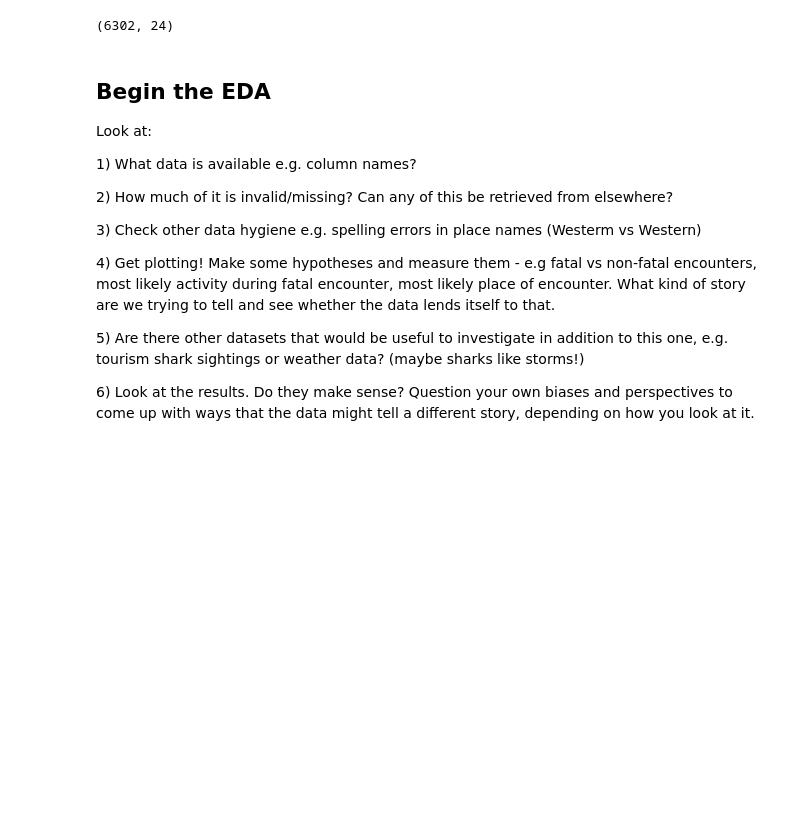
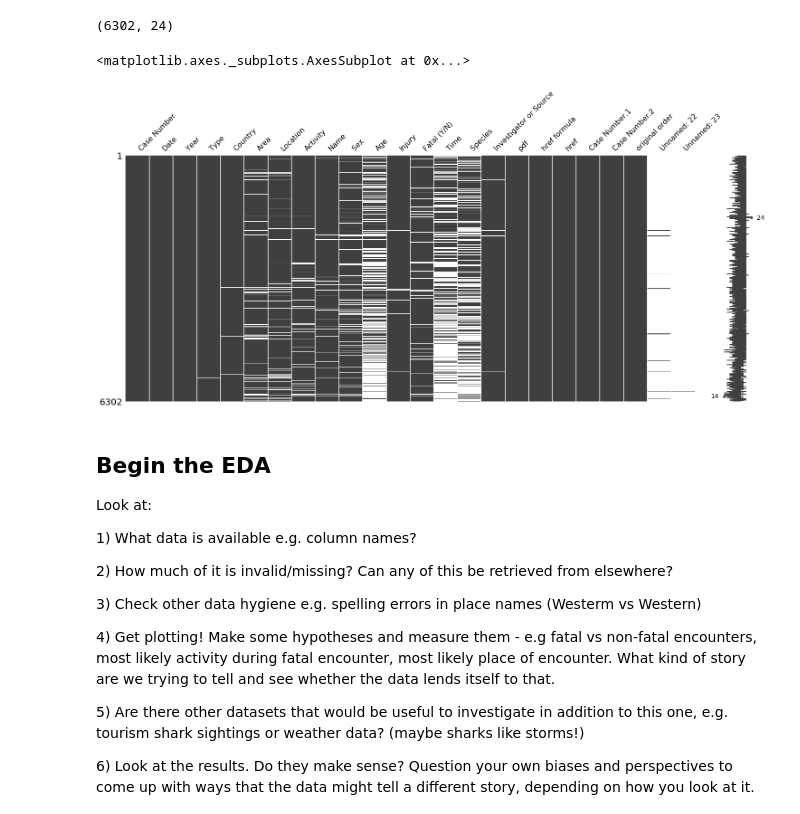
Before and after one commit to sometechchick/ml-dl-ai-learnings, a Jupyter notebook: bigdata_bigsharks/bigdata_bigsharks.ipynb, the cells around one changed output. Drawn from its saved outputs; the diff is of its cells as text; code cells hidden in the pictures; blank space fills up the shorter version.

Commit message:
making some graphs and visualisations for the bloggo

```diff
--- a/bigdata_bigsharks/bigdata_bigsharks.ipynb
+++ b/bigdata_bigsharks/bigdata_bigsharks.ipynb
@@ -82,6 +82,14 @@ print(data.shape)
 # Not exactly huge!
 # %% [output]
 (6302, 24)
+# %%
+import missingno as msno
+
+%matplotlib inline
+msno.matrix(data)
+# %% [output]
+<matplotlib.axes._subplots.AxesSubplot at 0x...>
+[figure, added]
 # %% [markdown]
 ## Begin the EDA
 Look at:
```
Also changed, not shown: parts of 5 cells of this notebook, 2 other files.
